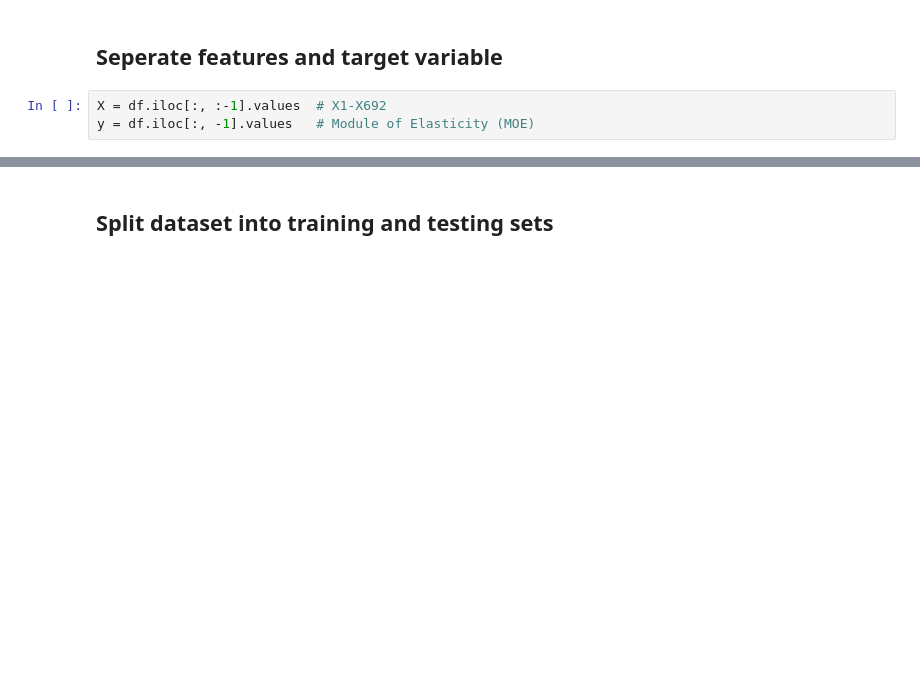
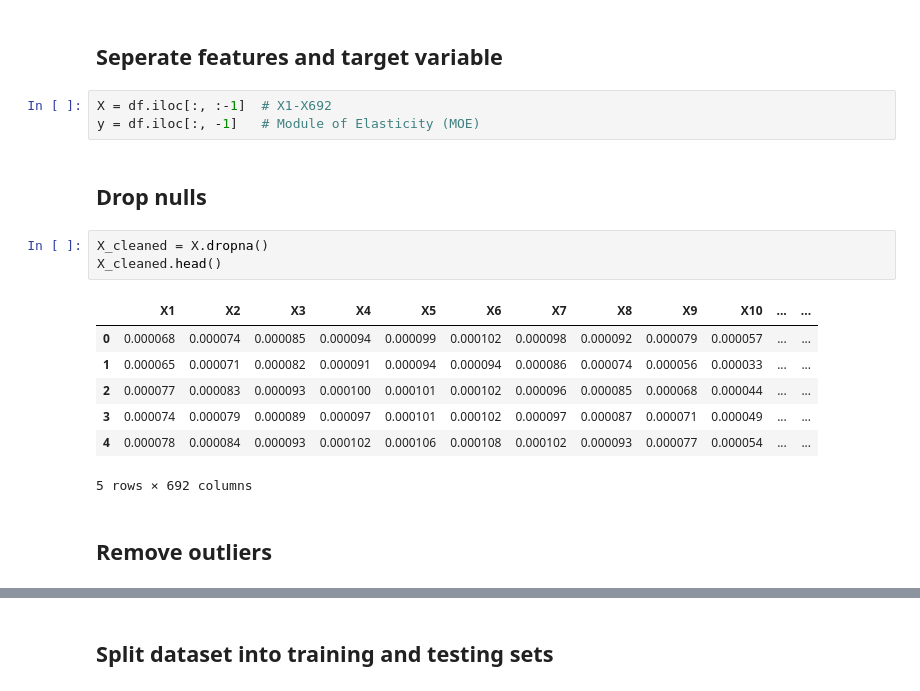
Before and after one commit to eomielan/manu465, a Jupyter notebook: final/final.ipynb, the cells around one changed output, grey strips where cells are left out. Saved outputs shown, nothing was run; the diff lists cells and outputs as text; blank space fills up the shorter version.

```diff
--- a/final/final.ipynb
+++ b/final/final.ipynb
@@ -24,5 +24,20 @@ df = pd.read_csv('Dataset.csv')
 # %% [markdown]
 ## Seperate features and target variable
 # %%
-X = df.iloc[:, :-1].values  # X1-X692
-y = df.iloc[:, -1].values   # Module of Elasticity (MOE)
+X = df.iloc[:, :-1]  # X1-X692
+y = df.iloc[:, -1]   # Module of Elasticity (MOE)
+# %% [markdown]
+## Drop nulls
+# %%
+X_cleaned = X.dropna()
+X_cleaned.head()
+# %% [output]
+|  | X1 | X2 | X3 | X4 | X5 | X6 | X7 | X8 | X9 | X10 | ... | ... |
+| 0 | 0.000068 | 0.000074 | 0.000085 | 0.000094 | 0.000099 | 0.000102 | 0.000098 | 0.000092 | 0.000079 | 0.000057 | ... | ... |
+| 1 | 0.000065 | 0.000071 | 0.000082 | 0.000091 | 0.000094 | 0.000094 | 0.000086 | 0.000074 | 0.000056 | 0.000033 | ... | ... |
+| 2 | 0.000077 | 0.000083 | 0.000093 | 0.000100 | 0.000101 | 0.000102 | 0.000096 | 0.000085 | 0.000068 | 0.000044 | ... | ... |
+| 3 | 0.000074 | 0.000079 | 0.000089 | 0.000097 | 0.000101 | 0.000102 | 0.000097 | 0.000087 | 0.000071 | 0.000049 | ... | ... |
+| 4 | 0.000078 | 0.000084 | 0.000093 | 0.000102 | 0.000106 | 0.000108 | 0.000102 | 0.000093 | 0.000077 | 0.000054 | ... | ... |
+5 rows × 692 columns
+# %% [markdown]
+## Remove outliers
```
Also changed, not shown: parts of 53 cells of this notebook.
